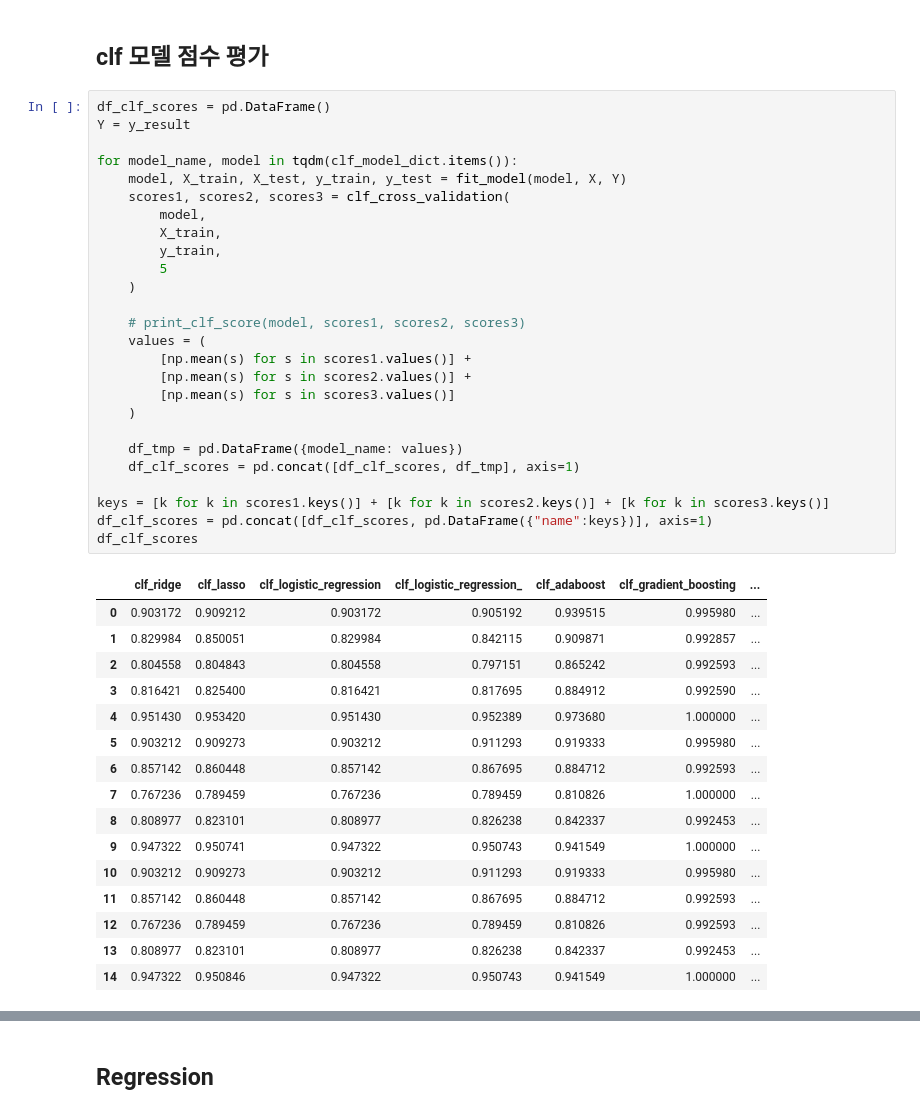
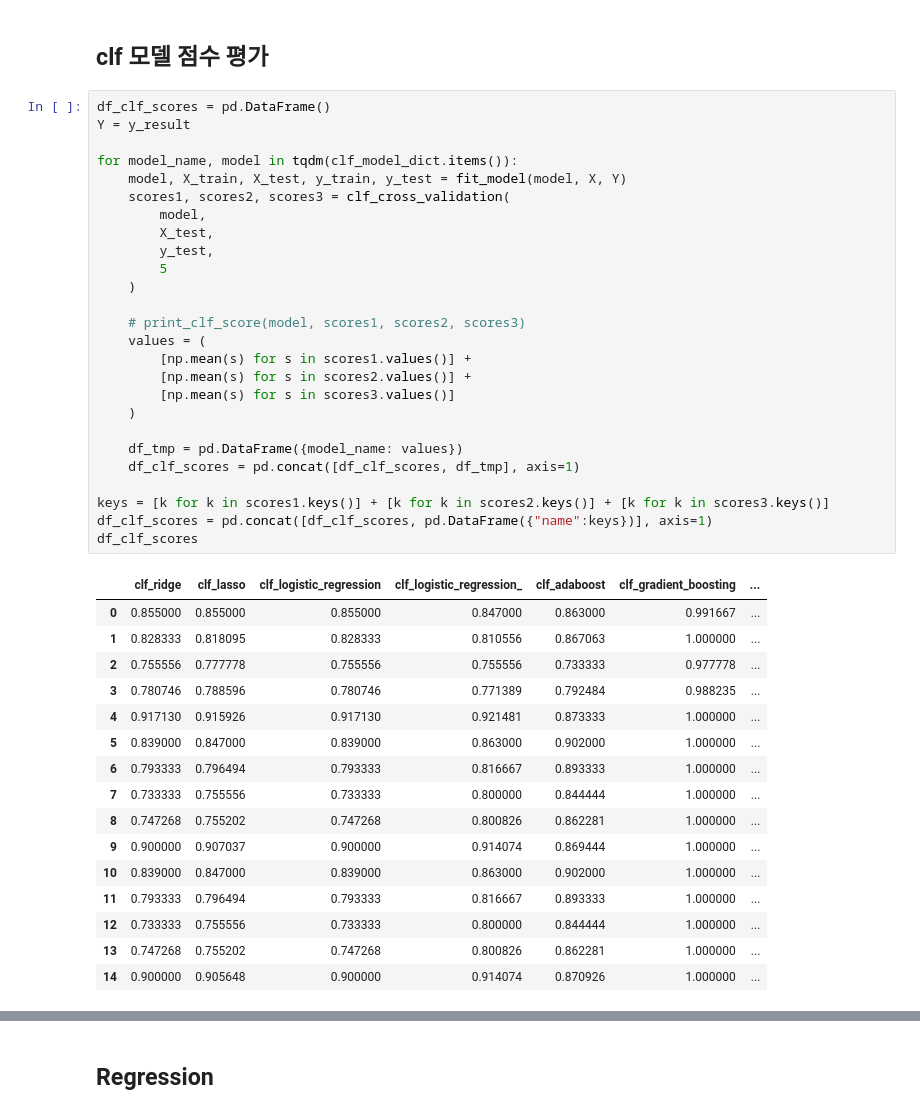
Before and after one commit to miny-genie/RTC-mariokart-8-AI, a Jupyter notebook: 3_select_model.ipynb, the cells around one changed output, grey strips where cells are left out. Saved outputs shown, nothing was run; the diff lists cells and outputs as text.

```diff
--- a/3_select_model.ipynb
+++ b/3_select_model.ipynb
@@ -300,43 +300,43 @@ def print_clf_score(
 # %%
 df_clf_scores = pd.DataFrame()
 Y = y_result
 
 for model_name, model in tqdm(clf_model_dict.items()):
     model, X_train, X_test, y_train, y_test = fit_model(model, X, Y)
     scores1, scores2, scores3 = clf_cross_validation(
         model,
-        X_train,
-        y_train,
+        X_test,
+        y_test,
         5
     )
 
     # print_clf_score(model, scores1, scores2, scores3)
     values = (
         [np.mean(s) for s in scores1.values()] +
         [np.mean(s) for s in scores2.values()] +
         [np.mean(s) for s in scores3.values()]
     )
 
     df_tmp = pd.DataFrame({model_name: values})
     df_clf_scores = pd.concat([df_clf_scores, df_tmp], axis=1)
 
 keys = [k for k in scores1.keys()] + [k for k in scores2.keys()] + [k for k in scores3.keys()]
 df_clf_scores = pd.concat([df_clf_scores, pd.DataFrame({"name":keys})], axis=1)
 df_clf_scores
 # %% [output]
 |  | clf_ridge | clf_lasso | clf_logistic_regression | clf_logistic_regression_ | clf_adaboost | clf_gradient_boosting | ... |
-| 0 | 0.903172 | 0.909212 | 0.903172 | 0.905192 | 0.939515 | 0.995980 | ... |
-| 1 | 0.829984 | 0.850051 | 0.829984 | 0.842115 | 0.909871 | 0.992857 | ... |
-| 2 | 0.804558 | 0.804843 | 0.804558 | 0.797151 | 0.865242 | 0.992593 | ... |
-| 3 | 0.816421 | 0.825400 | 0.816421 | 0.817695 | 0.884912 | 0.992590 | ... |
-| 4 | 0.951430 | 0.953420 | 0.951430 | 0.952389 | 0.973680 | 1.000000 | ... |
-| 5 | 0.903212 | 0.909273 | 0.903212 | 0.911293 | 0.919333 | 0.995980 | ... |
-| 6 | 0.857142 | 0.860448 | 0.857142 | 0.867695 | 0.884712 | 0.992593 | ... |
-| 7 | 0.767236 | 0.789459 | 0.767236 | 0.789459 | 0.810826 | 1.000000 | ... |
-| 8 | 0.808977 | 0.823101 | 0.808977 | 0.826238 | 0.842337 | 0.992453 | ... |
-| 9 | 0.947322 | 0.950741 | 0.947322 | 0.950743 | 0.941549 | 1.000000 | ... |
-| 10 | 0.903212 | 0.909273 | 0.903212 | 0.911293 | 0.919333 | 0.995980 | ... |
-| 11 | 0.857142 | 0.860448 | 0.857142 | 0.867695 | 0.884712 | 0.992593 | ... |
-| 12 | 0.767236 | 0.789459 | 0.767236 | 0.789459 | 0.810826 | 0.992593 | ... |
-| 13 | 0.808977 | 0.823101 | 0.808977 | 0.826238 | 0.842337 | 0.992453 | ... |
-| 14 | 0.947322 | 0.950846 | 0.947322 | 0.950743 | 0.941549 | 1.000000 | ... |
+| 0 | 0.855000 | 0.855000 | 0.855000 | 0.847000 | 0.863000 | 0.991667 | ... |
+| 1 | 0.828333 | 0.818095 | 0.828333 | 0.810556 | 0.867063 | 1.000000 | ... |
+| 2 | 0.755556 | 0.777778 | 0.755556 | 0.755556 | 0.733333 | 0.977778 | ... |
+| 3 | 0.780746 | 0.788596 | 0.780746 | 0.771389 | 0.792484 | 0.988235 | ... |
+| 4 | 0.917130 | 0.915926 | 0.917130 | 0.921481 | 0.873333 | 1.000000 | ... |
+| 5 | 0.839000 | 0.847000 | 0.839000 | 0.863000 | 0.902000 | 1.000000 | ... |
+| 6 | 0.793333 | 0.796494 | 0.793333 | 0.816667 | 0.893333 | 1.000000 | ... |
+| 7 | 0.733333 | 0.755556 | 0.733333 | 0.800000 | 0.844444 | 1.000000 | ... |
+| 8 | 0.747268 | 0.755202 | 0.747268 | 0.800826 | 0.862281 | 1.000000 | ... |
+| 9 | 0.900000 | 0.907037 | 0.900000 | 0.914074 | 0.869444 | 1.000000 | ... |
+| 10 | 0.839000 | 0.847000 | 0.839000 | 0.863000 | 0.902000 | 1.000000 | ... |
+| 11 | 0.793333 | 0.796494 | 0.793333 | 0.816667 | 0.893333 | 1.000000 | ... |
+| 12 | 0.733333 | 0.755556 | 0.733333 | 0.800000 | 0.844444 | 1.000000 | ... |
+| 13 | 0.747268 | 0.755202 | 0.747268 | 0.800826 | 0.862281 | 1.000000 | ... |
+| 14 | 0.900000 | 0.905648 | 0.900000 | 0.914074 | 0.870926 | 1.000000 | ... |
```
Also changed, not shown: parts of 13 cells of this notebook.
